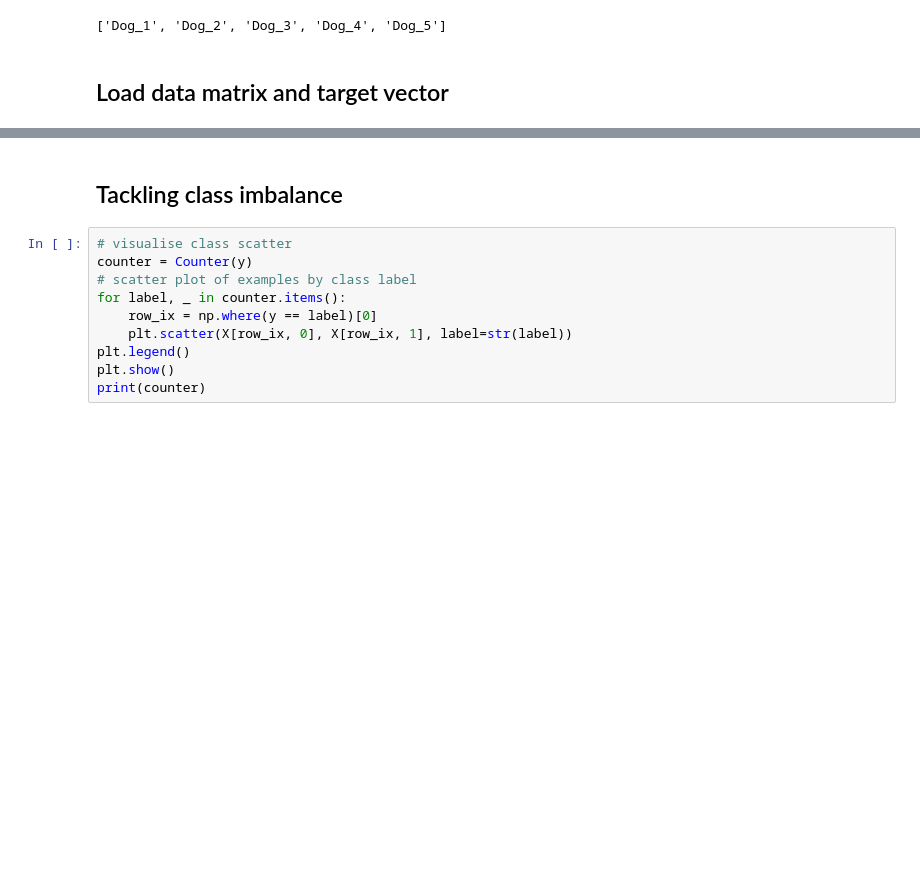
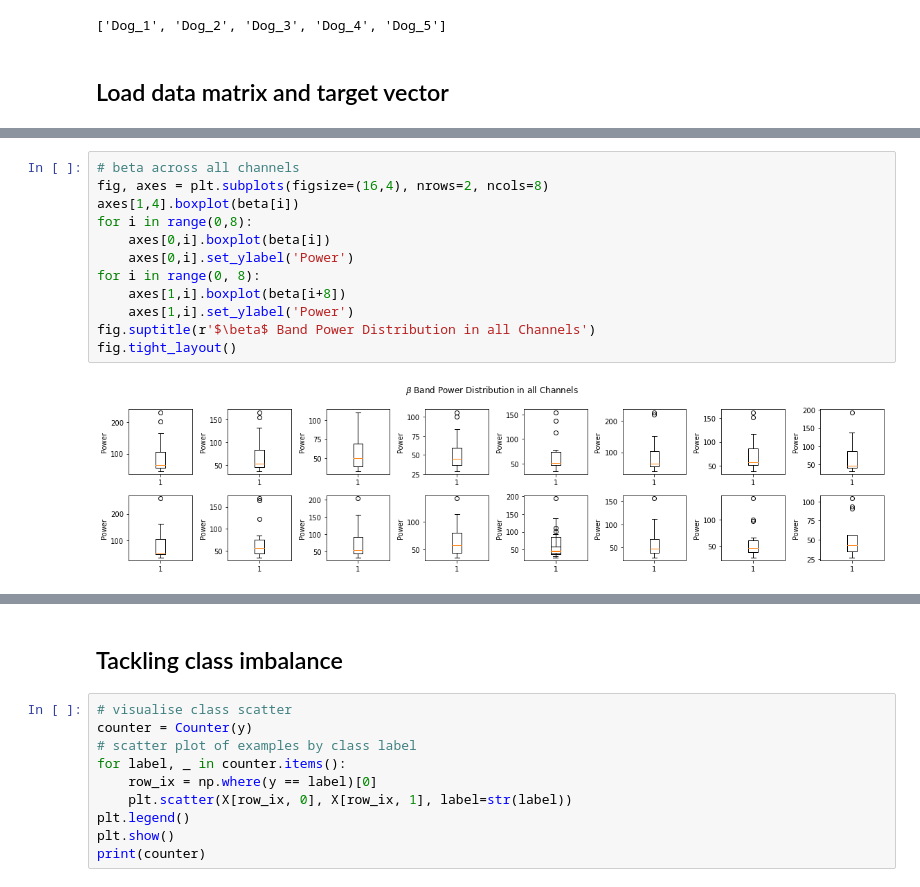
Before and after one commit to samisnotinsane/aes-kaggle-seizure-prediction, a Jupyter notebook: Dog_1/06_classifier_knn.ipynb, the cells around one changed output, grey strips where cells are left out. Cells and saved outputs as stored; diff of their text form; blank space fills up the shorter version.

```diff
--- a/Dog_1/06_classifier_knn.ipynb
+++ b/Dog_1/06_classifier_knn.ipynb
@@ -63,0 +117,14 @@ y: (480,)
+# %%
+# beta across all channels
+fig, axes = plt.subplots(figsize=(16,4), nrows=2, ncols=8)
+axes[1,4].boxplot(beta[i])
+for i in range(0,8):
+    axes[0,i].boxplot(beta[i])
+    axes[0,i].set_ylabel('Power')
+for i in range(0, 8):
+    axes[1,i].boxplot(beta[i+8])
+    axes[1,i].set_ylabel('Power')
+fig.suptitle(r'$\beta$ Band Power Distribution in all Channels')
+fig.tight_layout()
+# %% [output]
+[figure, added]
```
Also changed, not shown: parts of 15 cells of this notebook, 1 other file.
